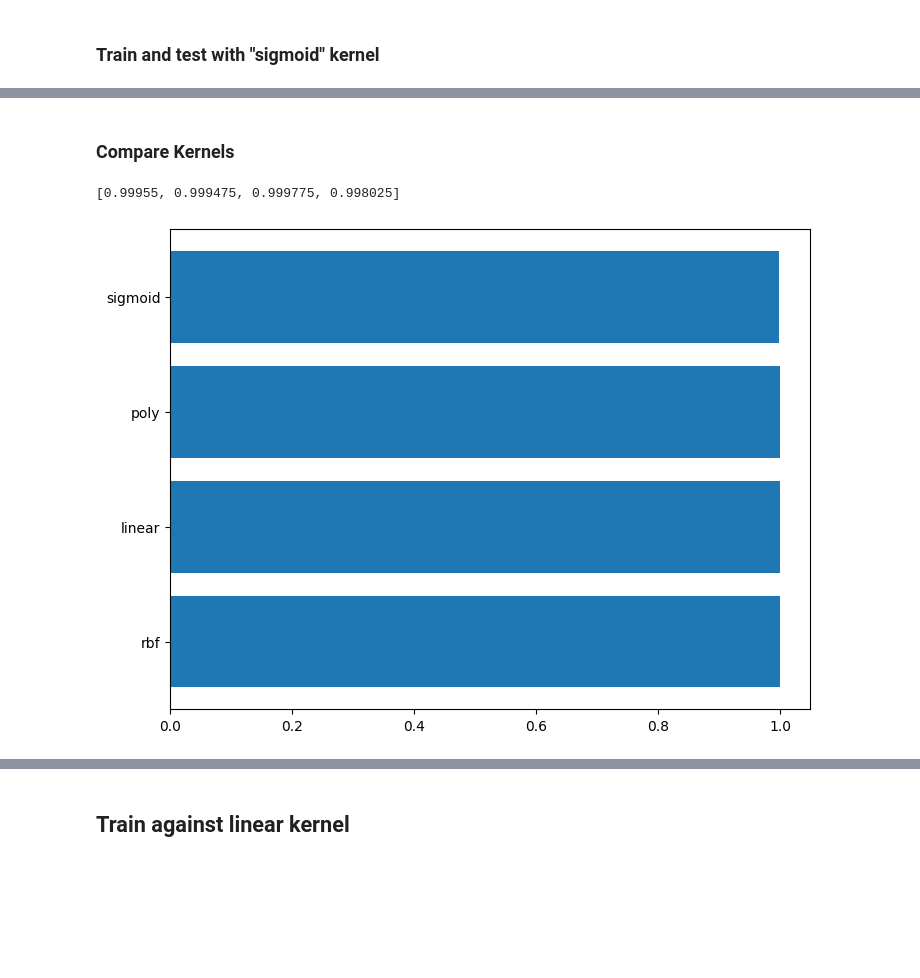
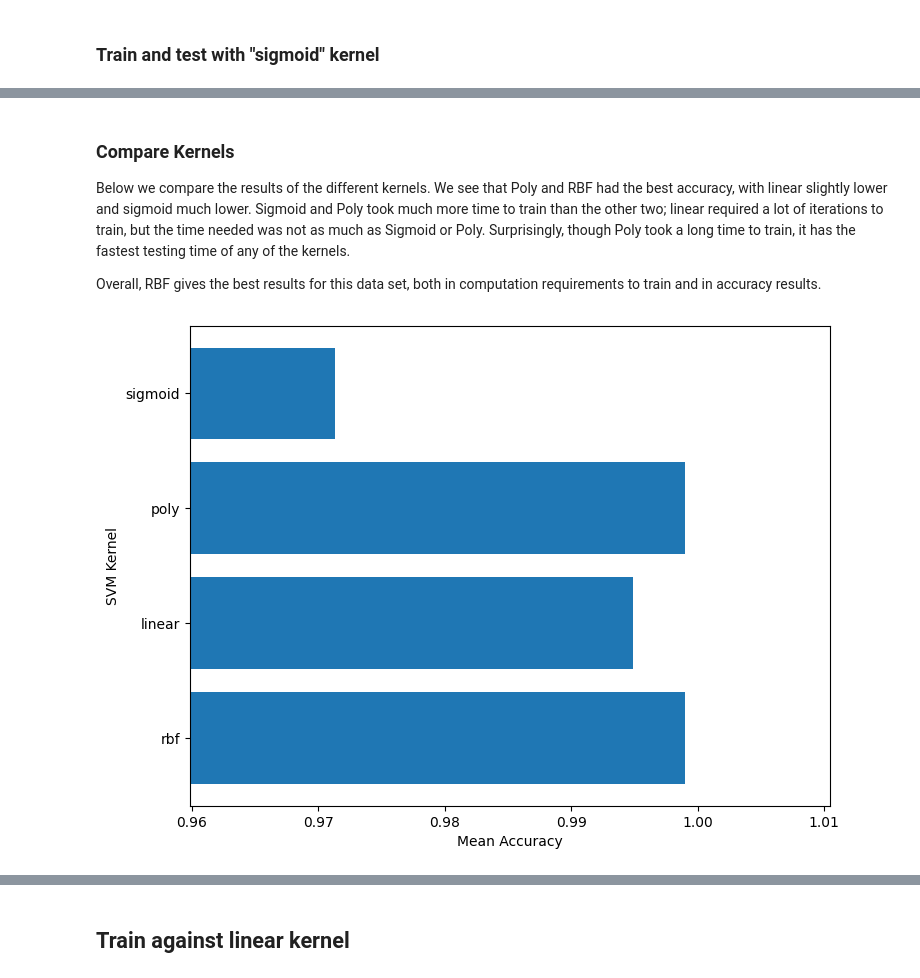
Before and after one commit to jd4633/ml_asgn, a Jupyter notebook: jd4633_asgn04.ipynb, the cells around one changed output, grey strips where cells are left out. Saved outputs shown, nothing was run; the diff lists cells and outputs as text; code cells hidden in the pictures; blank space fills up the shorter version.

```diff
--- a/jd4633_asgn04.ipynb
+++ b/jd4633_asgn04.ipynb
@@ -139,12 +258,20 @@ testing set shape: (40000, 116)
 # %% [markdown]
 ### Train and test with "rbf" kernel
 # %%
+# Create RBF classifier and train with the training set.
 from sklearn.svm import SVC
+import time
 
 svm1 = SVC(kernel='rbf', random_state=0)
 print(svm1.get_params())
+
+# Time how long it takes to train.
+start = time.time()
 svm1.fit(X_train, y_train)
+end = time.time()
+svm1_train_time = end - start
 
+print(f"secs to fit: {svm1_train_time:.2f}")
 print(f"iterations required: {svm1.n_iter_}")
 # %% [output]
 {'C': 1.0, 'break_ties': False, 'cache_size': 200, 'class_weight': None, 'coef0': 0.0, 'decision_function_shape': 'ovr', 'degree': 3, 'gamma': 'scale', 'kernel': 'rbf', 'max_iter': -1, 'probability':  ...
@@ -246,9 +428,17 @@ iterations required: [2689]
 # %%
-# Build classification report for training data set
-from sklearn.metrics import classification_report
+# Create Poly classifier and train with the training set.
+from sklearn.svm import SVC
+import time
 
-target_labels = [1, -1]
-target_names = ['dns', 'nondns']
-y_pred_train = svm3.predict(X_train)
-print(classification_report(y_train, y_pred_train, labels=target_labels, target_names=target_names, digits=4))
+svm3 = SVC(kernel='poly', random_state=0)
+print(svm3.get_params())
+
+# Time how long it takes to train.
+start = time.time()
+svm3.fit(X_train, y_train)
+end = time.time()
+svm3_train_time = end - start
+
+print(f"secs to fit: {svm3_train_time:.2f}")
+print(f"iterations required: {svm3.n_iter_}")
 # %% [output]
@@ -280,12 +510,20 @@ weighted avg     0.9998    0.9998    0.9998     40000
 # %% [markdown]
 ### Train and test with "sigmoid" kernel
 # %%
+# Create Poly classifier and train with the training set.
 from sklearn.svm import SVC
+import time
 
 svm4 = SVC(kernel='sigmoid', random_state=0)
 print(svm4.get_params())
+
+# Time how long it takes to train.
+start = time.time()
 svm4.fit(X_train, y_train)
+end = time.time()
+svm4_train_time = end - start
 
+print(f"secs to fit: {svm4_train_time:.2f}")
 print(f"iterations required: {svm4.n_iter_}")
 # %% [output]
 {'C': 1.0, 'break_ties': False, 'cache_size': 200, 'class_weight': None, 'coef0': 0.0, 'decision_function_shape': 'ovr', 'degree': 3, 'gamma': 'scale', 'kernel': 'sigmoid', 'max_iter': -1, 'probabilit ...
@@ -327,3 +594,7 @@ weighted avg     0.9980    0.9980    0.9980     40000
 # %% [markdown]
 ### Compare Kernels
+
+Below we compare the results of the different kernels. We see that Poly and RBF had the best accuracy, with linear slightly lower and sigmoid much lower. Sigmoid and Poly took much more time to train than the other two; linear required a lot of iterations to train, but the time needed was not as much as Sigmoid or Poly. Surprisingly, though Poly took a long time to train, it has the fastest testing time of any of the kernels.
+
+Overall, RBF gives the best results for this data set, both in computation requirements to train and in accuracy results.
 # %%
@@ -333,17 +604,19 @@ scores.append(svm1.score(X_test, y_test))
 scores.append(svm2.score(X_test, y_test))
 scores.append(svm3.score(X_test, y_test))
 scores.append(svm4.score(X_test, y_test))
-# %%
-print(scores)
-# %% [output]
-[0.99955, 0.999475, 0.999775, 0.998025]
 # %%
+# Plot the scores (mean accuracy) for each SVM kernel type
 import matplotlib.pyplot as plt
 fig = plt.figure()
 ax = fig.add_axes([0,0,1,1])
 kernels = ['rbf', 'linear', 'poly', 'sigmoid']
 ax.barh(kernels,scores)
-plt.autoscale()
+
+max_xlim = max(scores) + np.std(scores)
+min_xlim = min(scores) - np.std(scores)
+plt.xlim(min_xlim, max_xlim)
+plt.xlabel('Mean Accuracy')
+plt.ylabel('SVM Kernel')
 plt.show()
 # %% [output]
-[figure, old version]
+[figure, new version]
```
Also changed, not shown: parts of 71 cells of this notebook.
